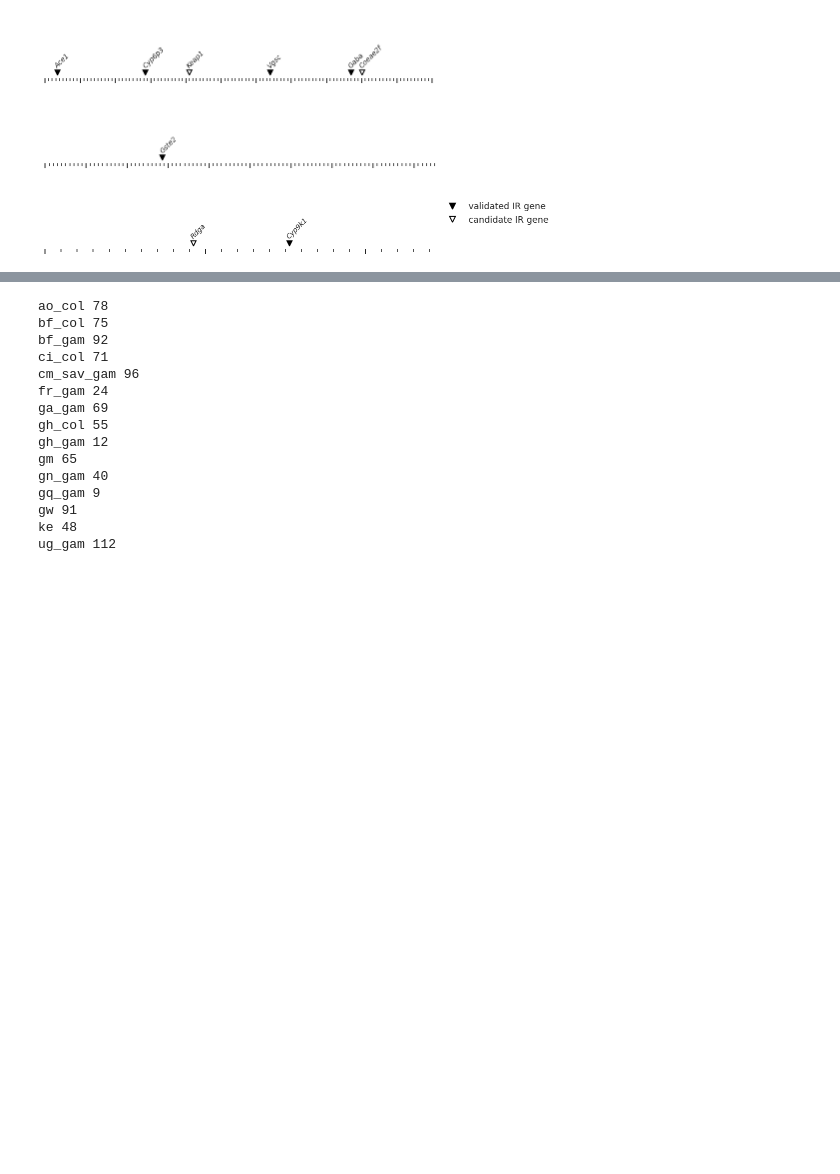
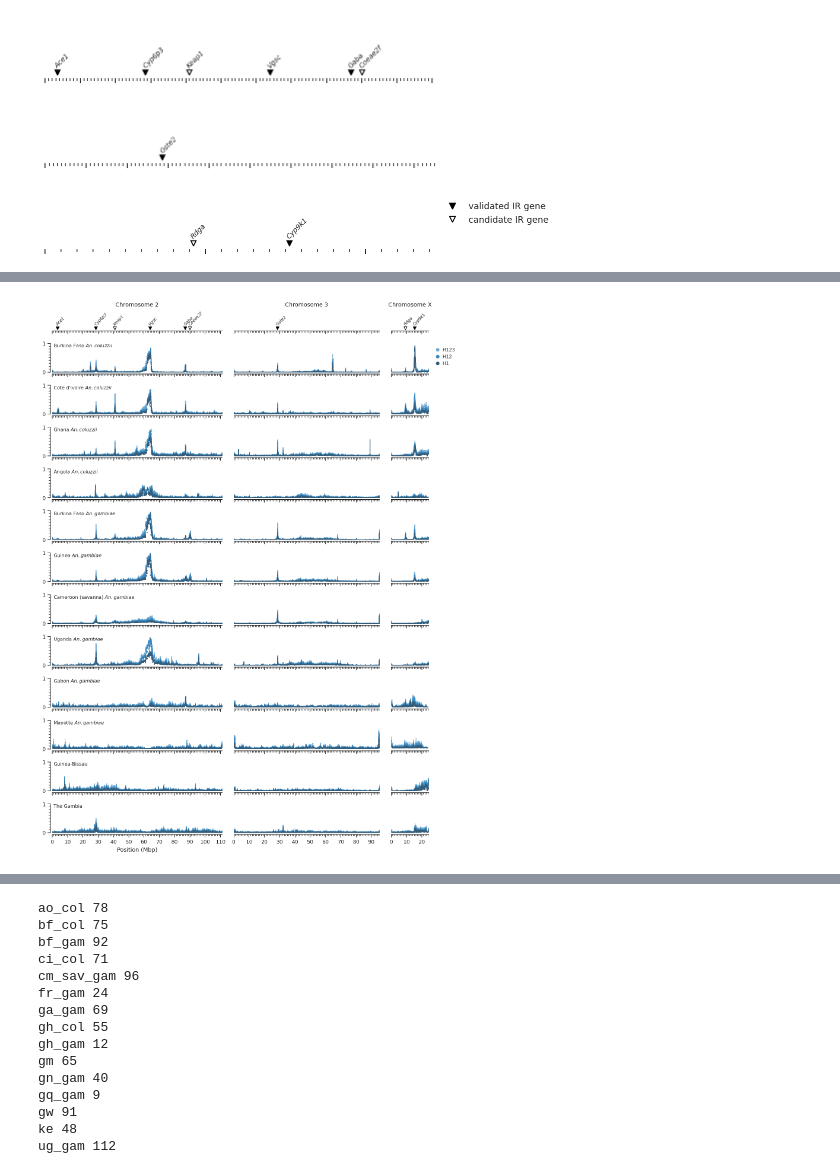
Before and after one commit to alimanfoo/shiny-train, a Jupyter notebook: notebooks/artwork/h12-main-fig.ipynb, the cells around one changed output, grey strips where cells are left out. Drawn from its saved outputs; the diff is of its cells as text; code cells hidden in the pictures; blank space fills up the shorter version.

```diff
--- a/notebooks/artwork/h12-main-fig.ipynb
+++ b/notebooks/artwork/h12-main-fig.ipynb
@@ -180,0 +330,24 @@ fig_h12(
+# %%
+fig_h12(
+    pops=[
+        "bf_col",
+        "ci_col",
+        "gh_col",
+        "ao_col",
+        "bf_gam",
+        "gn_gam",
+        # 'gh_gam',  # small sample size
+        "cm_sav_gam",
+        "ug_gam",
+        "ga_gam",
+        # 'gq_gam',  # small sample size
+        "fr_gam",
+        "gw",
+        "gm",
+    ],
+    filter_size=20,
+    savefig=here() / 'artwork/fig_h12_filter.png',
+    savefig_dpi=150,
+)
+# %% [output]
+[figure, added]
```
Also changed, not shown: parts of 12 cells of this notebook, 6 other files.
